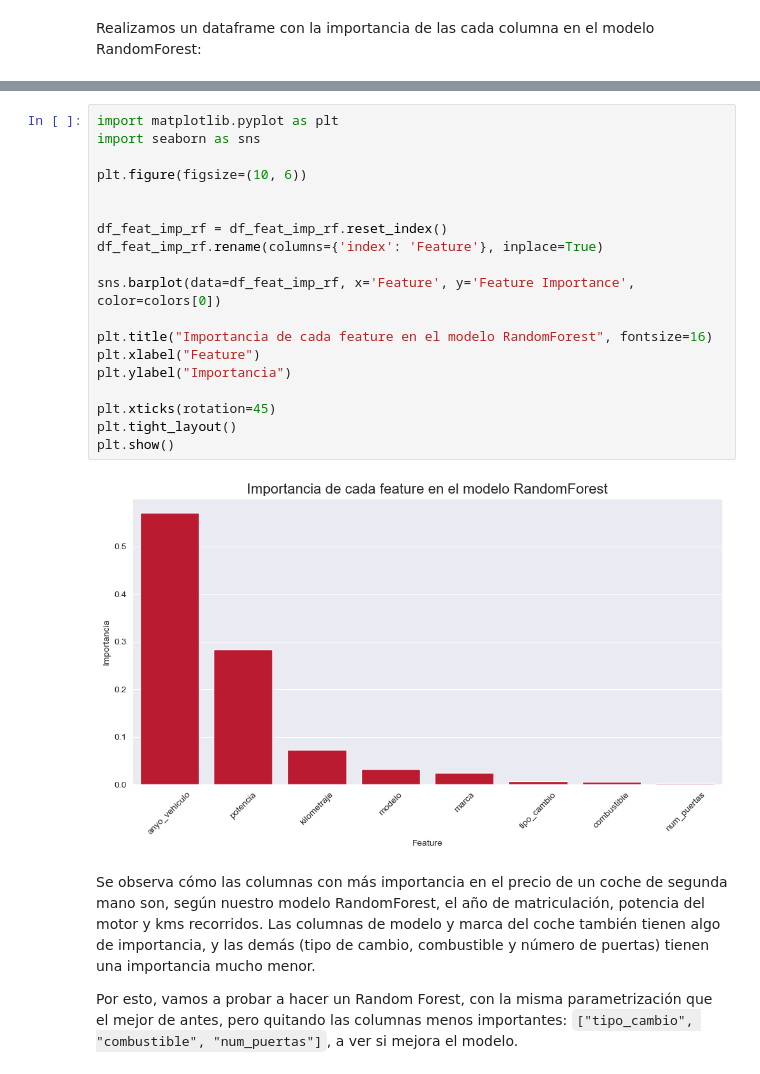
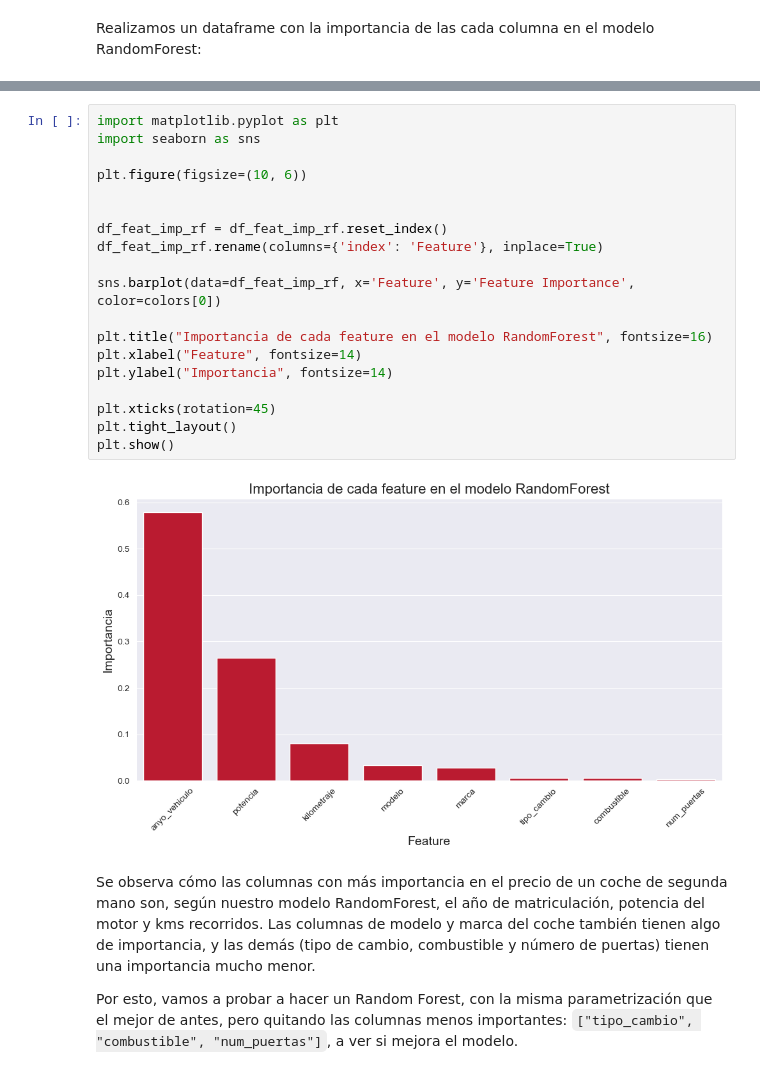
Before and after one commit to pintuchi2/tfm_car_price, a Jupyter notebook: notebooks/ml_car_price_prediction.ipynb, the cells around one changed output, grey strips where cells are left out. Cells and saved outputs as stored; diff of their text form.

```diff
--- a/notebooks/ml_car_price_prediction.ipynb
+++ b/notebooks/ml_car_price_prediction.ipynb
@@ -1585,24 +1576,24 @@ df_feat_imp_rf
 # %%
 import matplotlib.pyplot as plt
 import seaborn as sns
 
 plt.figure(figsize=(10, 6))
 
 
 df_feat_imp_rf = df_feat_imp_rf.reset_index()
 df_feat_imp_rf.rename(columns={'index': 'Feature'}, inplace=True)
 
 sns.barplot(data=df_feat_imp_rf, x='Feature', y='Feature Importance', color=colors[0])
 
 plt.title("Importancia de cada feature en el modelo RandomForest", fontsize=16)
-plt.xlabel("Feature")
-plt.ylabel("Importancia")
+plt.xlabel("Feature", fontsize=14)
+plt.ylabel("Importancia", fontsize=14)
 
 plt.xticks(rotation=45)
 plt.tight_layout()
 plt.show()
 # %% [output]
-[figure, old version]
+[figure, new version]
 # %% [markdown]
 Se observa cómo las columnas con más importancia en el precio de un coche de segunda mano son, según nuestro modelo RandomForest, el año de matriculación, potencia del motor y kms recorridos. Las columnas de modelo y marca del coche también tienen algo de importancia, y las demás (tipo de cambio, combustible y número de puertas) tienen una importancia mucho menor.
 
```
Also changed, not shown: parts of 73 cells of this notebook, 14 other files.
